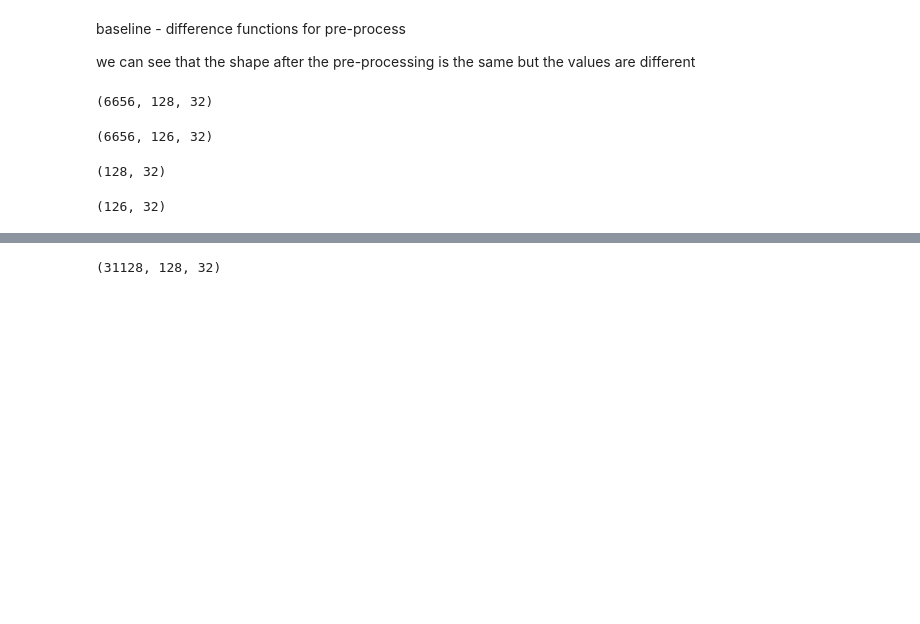
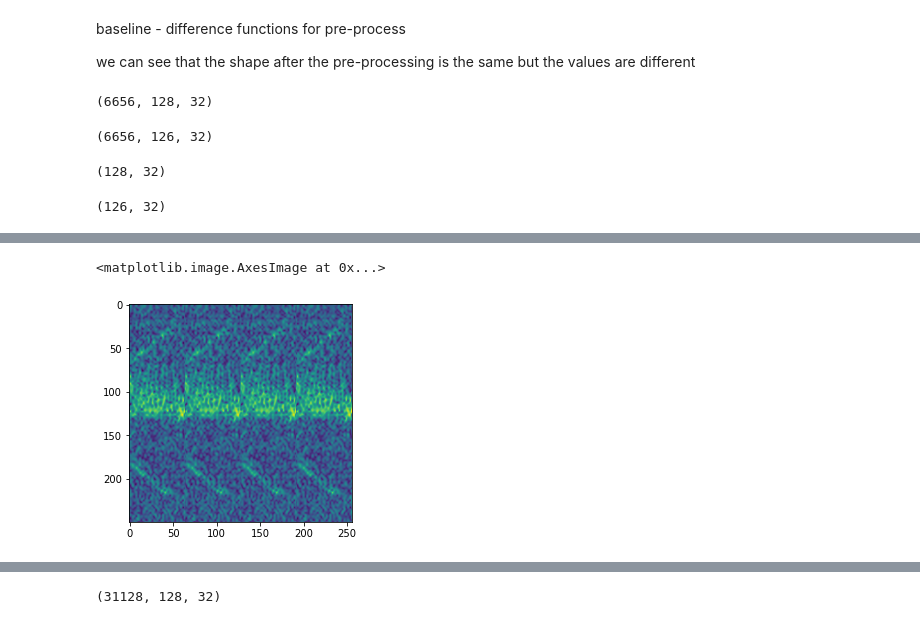
Before and after one commit to InbarShirizly/MAFAT-Challenge, a Jupyter notebook: Our notebooks/Tammuz/Tammuz Working Copy EDA - CP2.ipynb, the cells around one changed output, grey strips where cells are left out. Cells and saved outputs as stored; diff of their text form; code cells hidden in the pictures; blank space fills up the shorter version.

```diff
--- a/Our notebooks/Tammuz/Tammuz Working Copy EDA - CP2.ipynb
+++ b/Our notebooks/Tammuz/Tammuz Working Copy EDA - CP2.ipynb
@@ -1695,0 +1875,20 @@ display_difference_baseline(training, train_df)
+# %%
+X_o = np.linspace(1,spec_iq.shape[0],spec_iq.shape[0])
+Y_o = np.linspace(1,spec_iq.shape[1],spec_iq.shape[1])
+X_d = np.linspace(1,spec_iq.shape[0],2*spec_iq.shape[0])
+Y_d = np.linspace(1,spec_iq.shape[1],2*spec_iq.shape[1])
+
+x,y = np.meshgrid(X_o,Y_o)
+
+f = interpolate.RectBivariateSpline(X_o,Y_o,spec_iq)
+
+test8x8 = f(X_d,Y_d)
+# %%
+test2 = np.concatenate((test8x8,test8x8),axis=1)
+plt.imshow(test2)
+test2.shape
+test3 = np.concatenate((test2,test2),axis=1)
+plt.imshow(test3)
+# %% [output]
+<matplotlib.image.AxesImage at 0x...>
+[figure, added]
```
Also changed, not shown: parts of 42 cells of this notebook, 15 other files.
